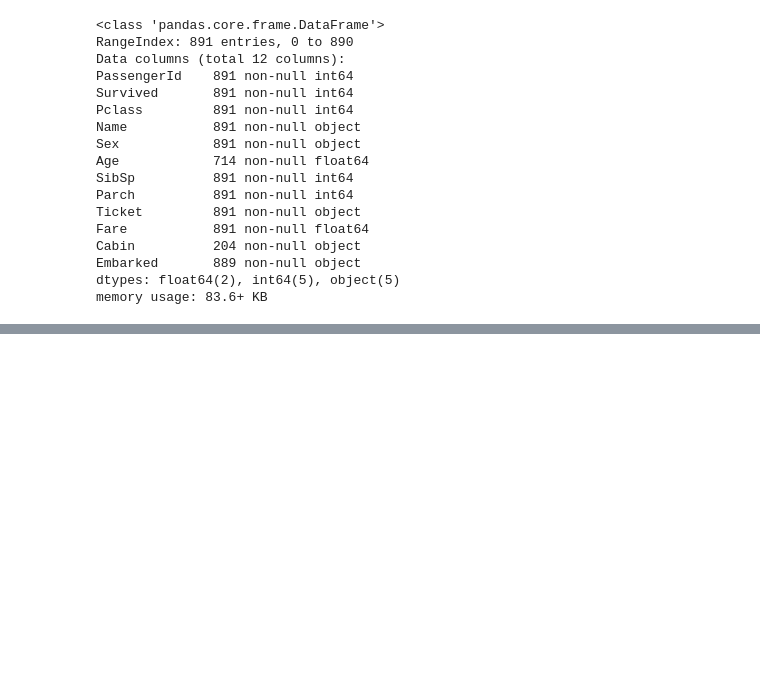
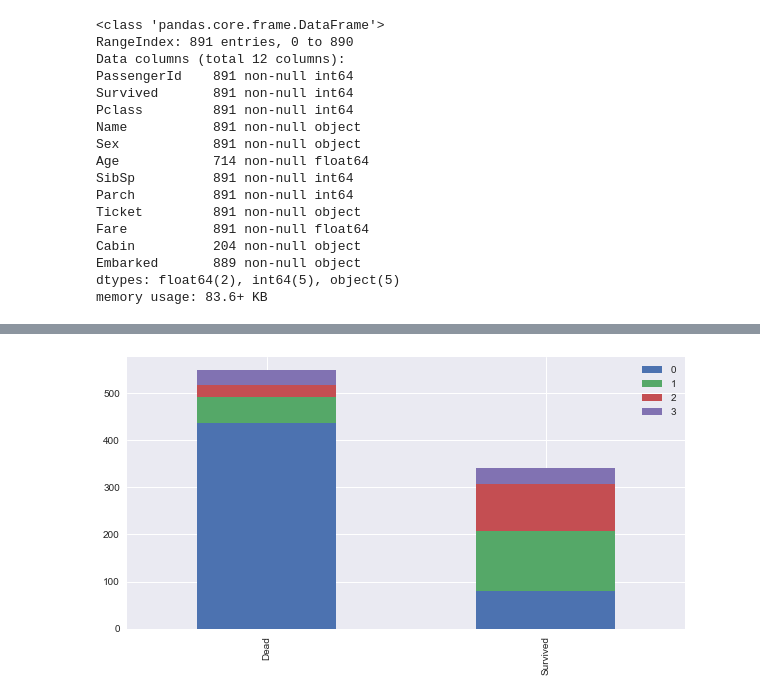
Before and after one commit to lee-kyubong/kaggle, a Jupyter notebook: titanic/kaggle-titanic-py.ipynb, the cells around one changed output, grey strips where cells are left out. Cells and saved outputs as stored; diff of their text form; code cells hidden in the pictures; blank space fills up the shorter version.

```diff
--- a/titanic/kaggle-titanic-py.ipynb
+++ b/titanic/kaggle-titanic-py.ipynb
@@ -143,0 +196,4 @@ memory usage: 83.6+ KB
+# %%
+bar_chart('Title')
+# %% [output]
+[figure, added]
```
Also changed, not shown: parts of 6 cells of this notebook.
